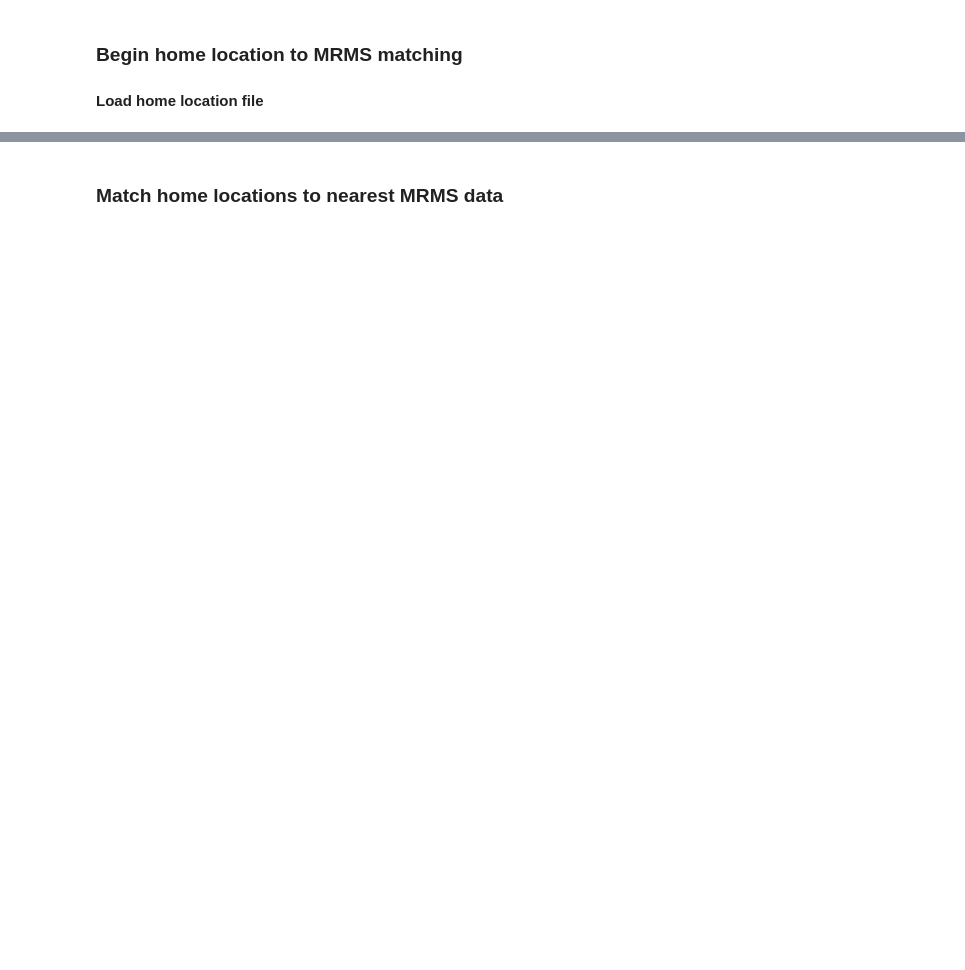
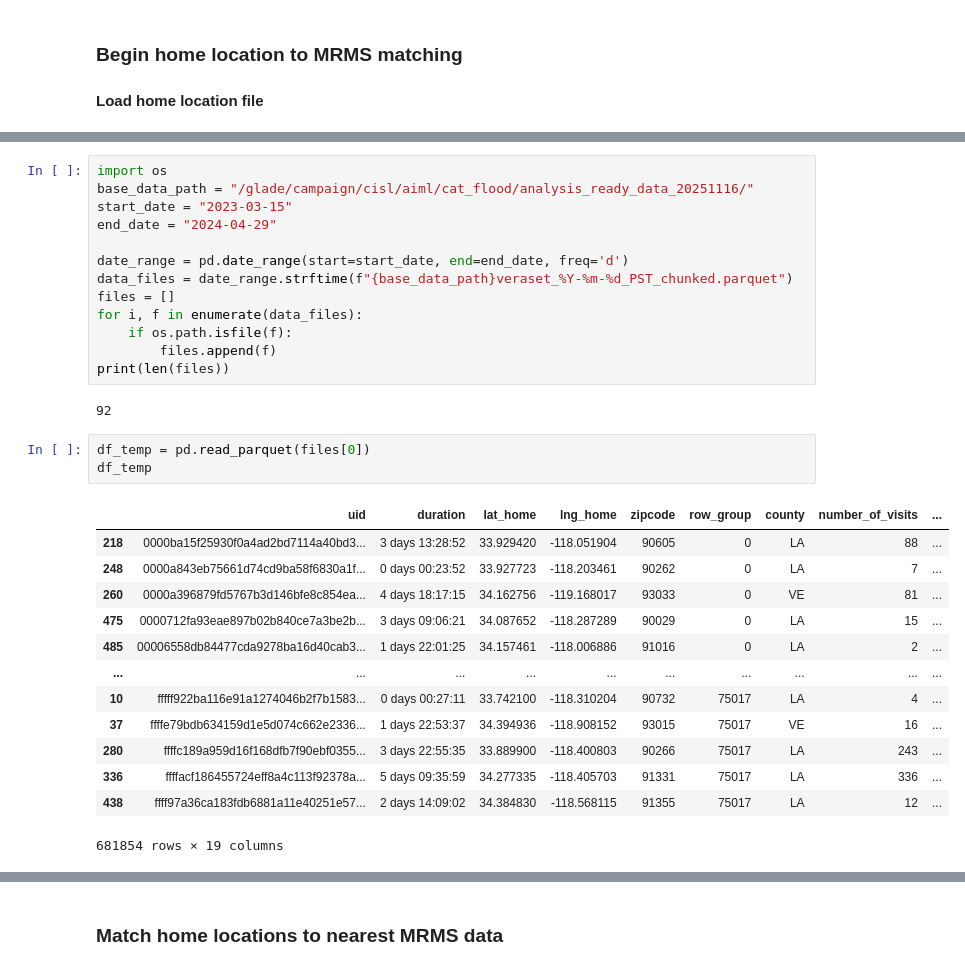
Before and after one commit to ai2es/cat-rain, a Jupyter notebook: notebooks/mrms_mobility_integration_daily.ipynb, the cells around one changed output, grey strips where cells are left out. Cells and saved outputs as stored; diff of their text form; blank space fills up the shorter version.

```diff
--- a/notebooks/mrms_mobility_integration_daily.ipynb
+++ b/notebooks/mrms_mobility_integration_daily.ipynb
@@ -20,0 +31,32 @@ tqdm.pandas()
+# %%
+import os
+base_data_path = "/glade/campaign/cisl/aiml/cat_flood/analysis_ready_data_20251116/"
+start_date = "2023-03-15"
+end_date = "2024-04-29"
+
+date_range = pd.date_range(start=start_date, end=end_date, freq='d')
+data_files = date_range.strftime(f"{base_data_path}veraset_%Y-%m-%d_PST_chunked.parquet")
+files = []
+for i, f in enumerate(data_files):
+    if os.path.isfile(f):
+        files.append(f)
+print(len(files))
+# %% [output]
+92
+# %%
+df_temp = pd.read_parquet(files[0])
+df_temp
+# %% [output]
+|  | uid | duration | lat_home | lng_home | zipcode | row_group | county | number_of_visits | ... |
+| 218 | 0000ba15f25930f0a4ad2bd7114a40bd3... | 3 days 13:28:52 | 33.929420 | -118.051904 | 90605 | 0 | LA | 88 | ... |
+| 248 | 0000a843eb75661d74cd9ba58f6830a1f... | 0 days 00:23:52 | 33.927723 | -118.203461 | 90262 | 0 | LA | 7 | ... |
+| 260 | 0000a396879fd5767b3d146bfe8c854ea... | 4 days 18:17:15 | 34.162756 | -119.168017 | 93033 | 0 | VE | 81 | ... |
+| 475 | 0000712fa93eae897b02b840ce7a3be2b... | 3 days 09:06:21 | 34.087652 | -118.287289 | 90029 | 0 | LA | 15 | ... |
+| 485 | 00006558db84477cda9278ba16d40cab3... | 1 days 22:01:25 | 34.157461 | -118.006886 | 91016 | 0 | LA | 2 | ... |
+| ... | ... | ... | ... | ... | ... | ... | ... | ... | ... |
+| 10 | fffff922ba116e91a1274046b2f7b1583... | 0 days 00:27:11 | 33.742100 | -118.310204 | 90732 | 75017 | LA | 4 | ... |
+| 37 | ffffe79bdb634159d1e5d074c662e2336... | 1 days 22:53:37 | 34.394936 | -118.908152 | 93015 | 75017 | VE | 16 | ... |
+| 280 | ffffc189a959d16f168dfb7f90ebf0355... | 3 days 22:55:35 | 33.889900 | -118.400803 | 90266 | 75017 | LA | 243 | ... |
+| 336 | ffffacf186455724eff8a4c113f92378a... | 5 days 09:35:59 | 34.277335 | -118.405703 | 91331 | 75017 | LA | 336 | ... |
+| 438 | ffff97a36ca183fdb6881a11e40251e57... | 2 days 14:09:02 | 34.384830 | -118.568115 | 91355 | 75017 | LA | 12 | ... |
+681854 rows × 19 columns
```
Also changed, not shown: parts of 16 cells of this notebook, 8 other files.
